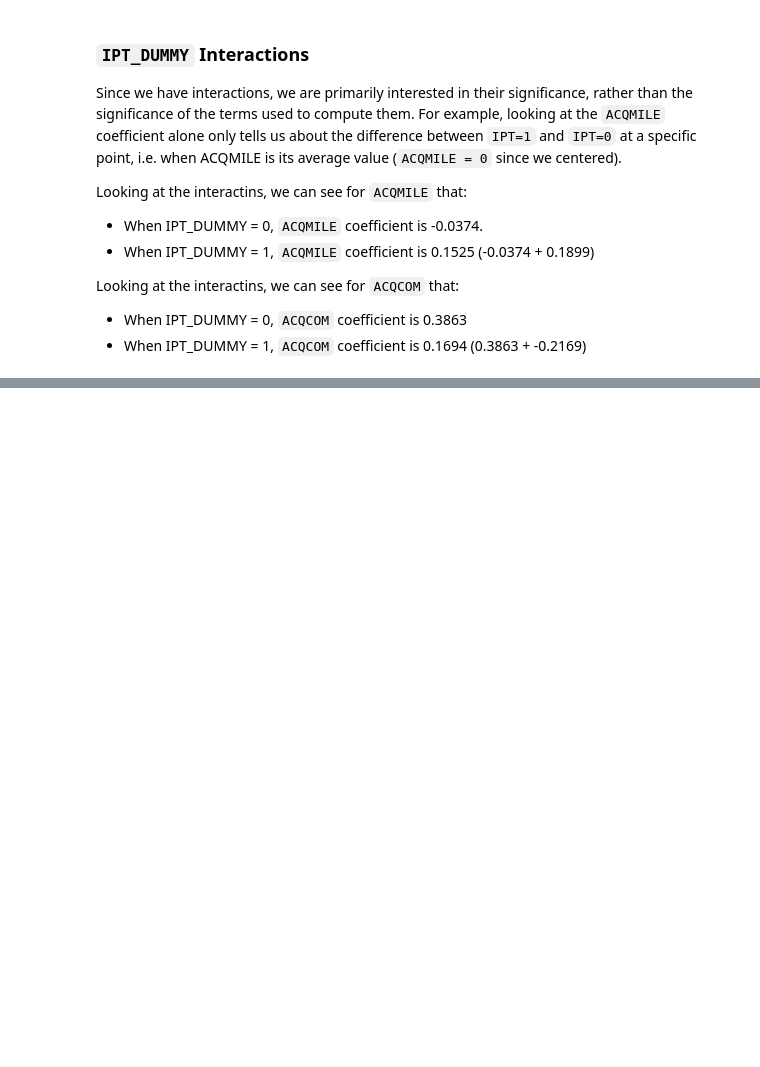
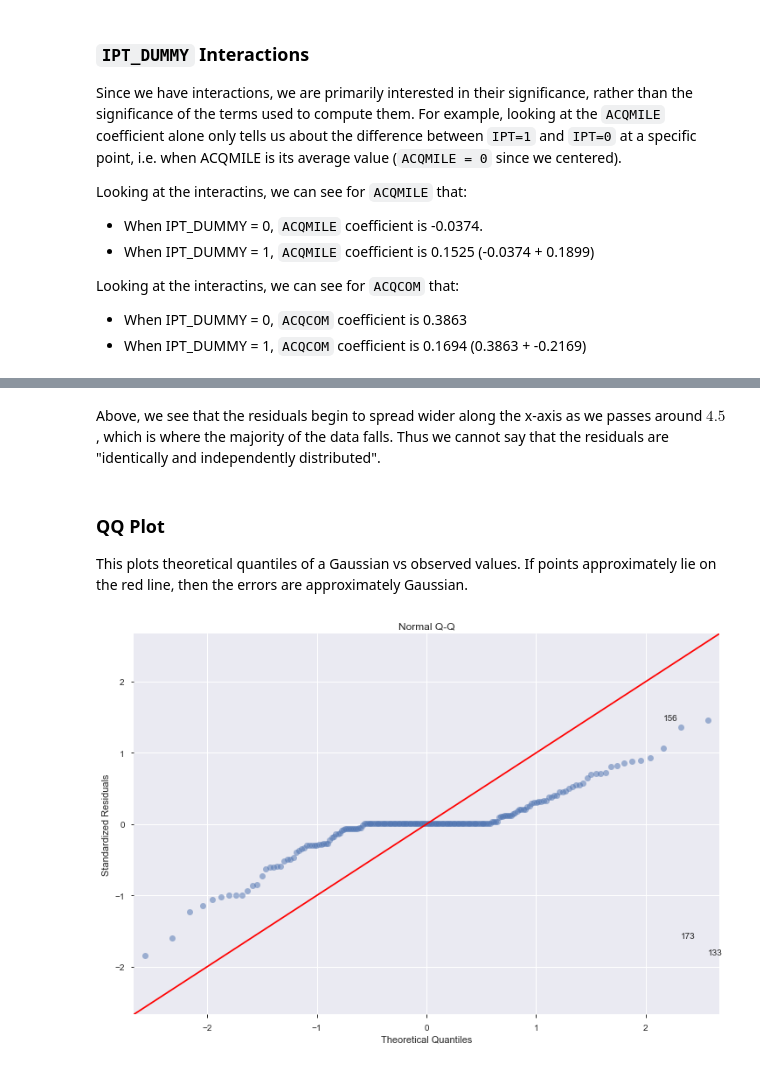
Before and after one commit to GSA/contracting-hypotheses, a Jupyter notebook: IPT Analysis.ipynb, the cells around one changed output, grey strips where cells are left out. Drawn from its saved outputs; the diff is of its cells as text; code cells hidden in the pictures; blank space fills up the shorter version.

```diff
--- a/IPT Analysis.ipynb
+++ b/IPT Analysis.ipynb
@@ -196,0 +370,9 @@ Looking at the interactins, we can see for `ACQCOM` that:
+# %% [markdown]
+Above, we see that the residuals begin to spread wider along the x-axis as we passes around $4.5$, which is where the majority of the data falls. Thus we cannot say that the residuals are "identically and independently distributed".
+# %% [markdown]
+### QQ Plot
+This plots theoretical quantiles of a Gaussian vs observed values. If points approximately lie on the red line, then the errors are approximately Gaussian.
+# %%
+plot_qq(wls)
+# %% [output]
+[figure, added]
```
Also changed, not shown: parts of 40 cells of this notebook.
